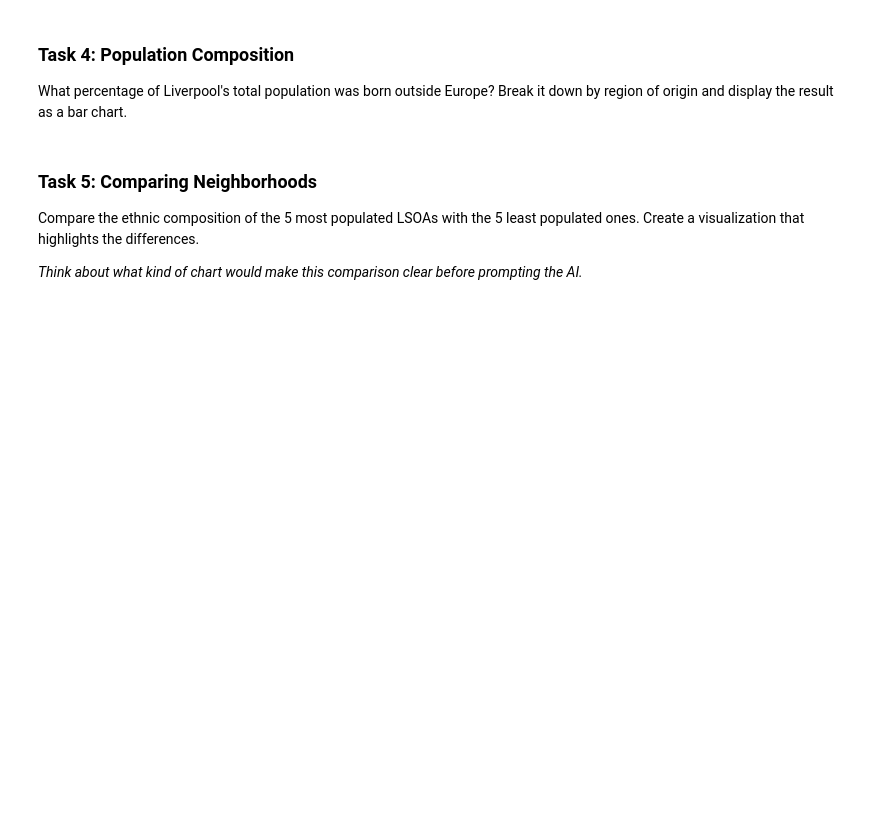
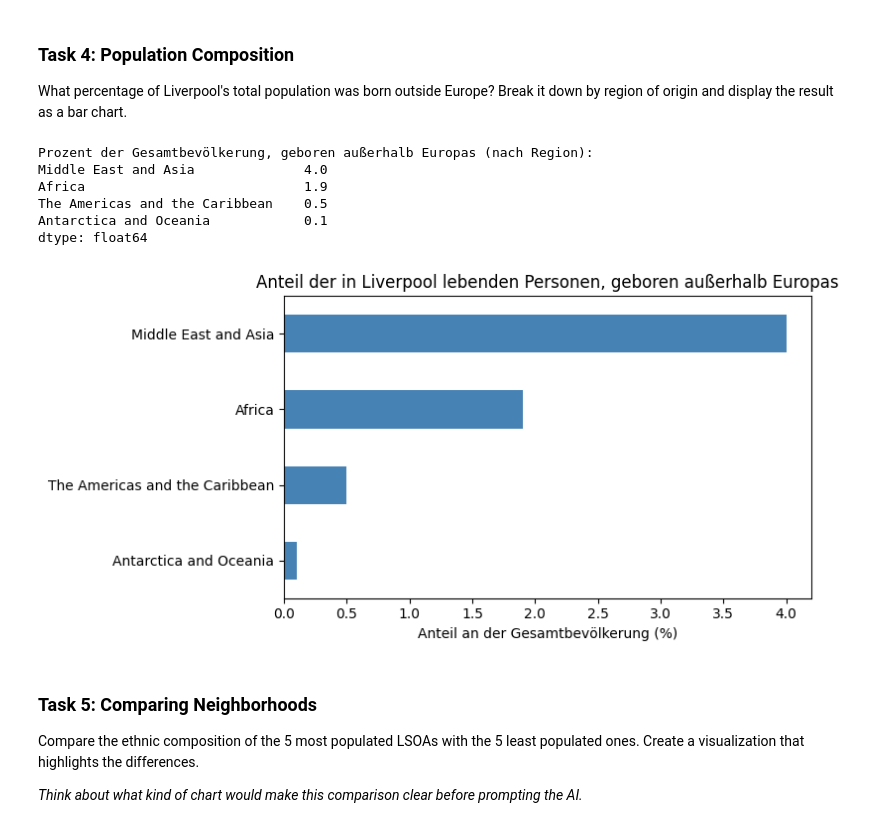
Before and after one commit to jmucw/D3IP_nbs_public_SS26, a Jupyter notebook: 1_data_handling.ipynb, the cells around one changed output. Saved outputs shown, nothing was run; the diff lists cells and outputs as text; code cells hidden in the pictures; blank space fills up the shorter version.

```diff
--- a/1_data_handling.ipynb
+++ b/1_data_handling.ipynb
@@ -617,3 +643,53 @@ What percentage of Liverpool's total population was born outside Europe? Break i
+# %%
+import numpy as np
+import pandas as pd
+import matplotlib.pyplot as plt
+
+ethnic_cols = ['Europe', 'Africa', 'Middle East and Asia',
+               'The Americas and the Caribbean', 'Antarctica and Oceania']
+
+# --- Sicherheitschecks ---
+if 'db' not in globals():
+    raise NameError("DataFrame 'db' ist nicht definiert. Lade zuerst die Daten, z.B.:\n"
+                    "db = pd.read_csv('liv_pop.csv', index_col='GeographyCode')")
+
+# Spalten numerisch sicherstellen
+db[ethnic_cols] = db[ethnic_cols].apply(pd.to_numeric, errors='coerce').fillna(0).astype(int)
+
+# --- Berechnungen ---
+# Gesamte Bevölkerung (alle Regionen)
+total_pop = db[ethnic_cols].sum().sum()
+
+# Summen pro Region, dann nur Regionen außerhalb Europas
+region_sums = db[ethnic_cols].sum()
+non_europe_sums = region_sums.drop('Europe')
+
+# Prozentanteile am Gesamt
+percent_non_europe = (non_europe_sums / total_pop * 100).round(1)
+
+# Sortieren für bessere Visualisierung (absteigend)
+percent_non_europe = percent_non_europe.sort_values(ascending=False)
+
+# Ausgabe der Prozentwerte
+print("Prozent der Gesamtbevölkerung, geboren außerhalb Europas (nach Region):")
+print(percent_non_europe)
+
+# --- Visualisierung (horizontales Balkendiagramm) ---
+plt.figure(figsize=(8, 4))
+percent_non_europe.plot(kind='barh', color='steelblue')
+plt.xlabel('Anteil an der Gesamtbevölkerung (%)')
+plt.title("Anteil der in Liverpool lebenden Personen, geboren außerhalb Europas")
+plt.gca().invert_yaxis()  # größte Werte oben
+plt.tight_layout()
+plt.show()
+# %% [output]
+Prozent der Gesamtbevölkerung, geboren außerhalb Europas (nach Region):
+Middle East and Asia              4.0
+Africa                            1.9
+The Americas and the Caribbean    0.5
+Antarctica and Oceania            0.1
+dtype: float64
+[figure, added]
 # %% [markdown]
 ### Task 5: Comparing Neighborhoods
 
```
Also changed, not shown: parts of 8 cells of this notebook, 6 other files.
